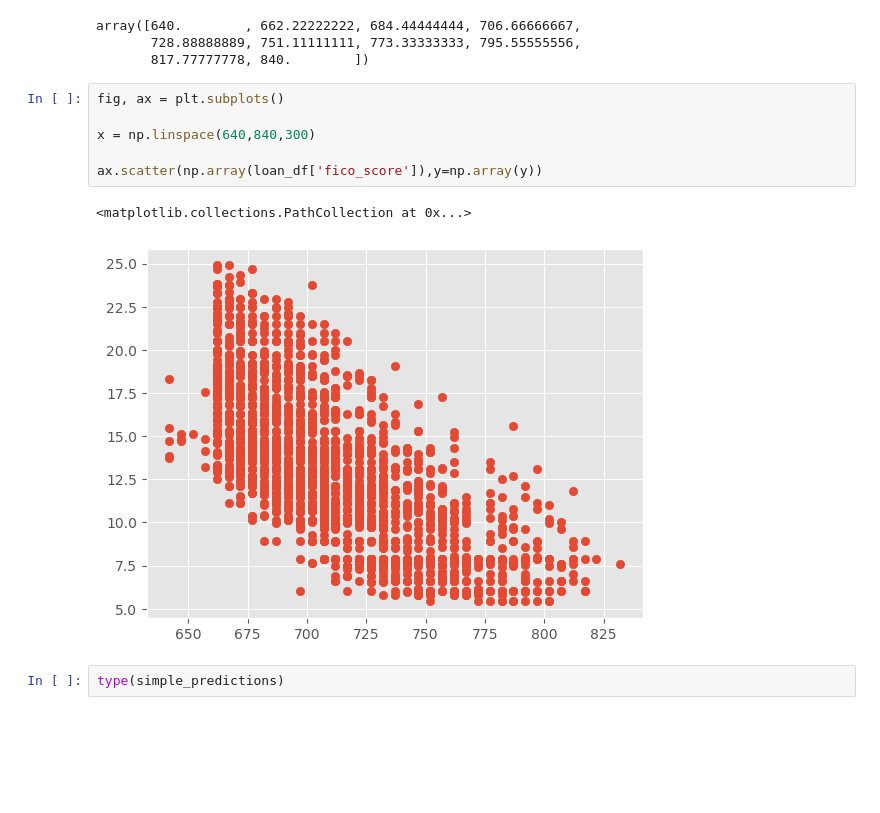
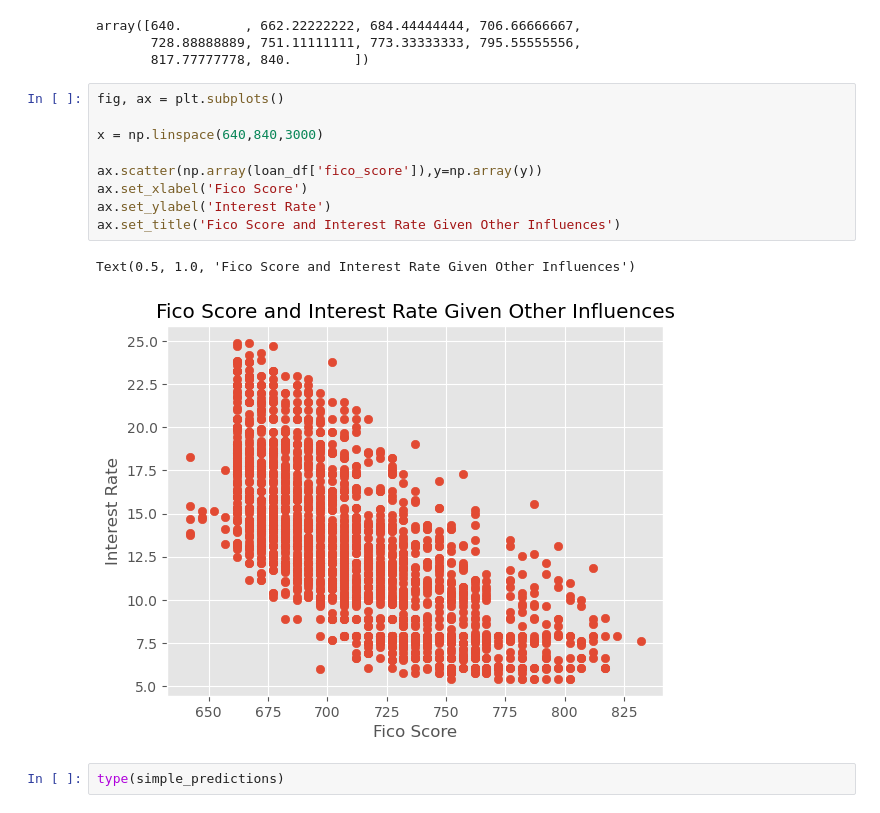
Before and after one commit to chrislee137/Linear_Regression_Case_Study, a Jupyter notebook: solutions/solution.ipynb, the cells around one changed output. Saved outputs shown, nothing was run; the diff lists cells and outputs as text; blank space fills up the shorter version.

```diff
--- a/solutions/solution.ipynb
+++ b/solutions/solution.ipynb
@@ -377,12 +377,15 @@ array([640.        , 662.22222222, 684.44444444, 706.66666667,
 # %%
 fig, ax = plt.subplots()
 
-x = np.linspace(640,840,300)
+x = np.linspace(640,840,3000)
 
 ax.scatter(np.array(loan_df['fico_score']),y=np.array(y))
+ax.set_xlabel('Fico Score')
+ax.set_ylabel('Interest Rate')
+ax.set_title('Fico Score and Interest Rate Given Other Influences')
 # %% [output]
-<matplotlib.collections.PathCollection at 0x...>
+Text(0.5, 1.0, 'Fico Score and Interest Rate Given Other Influences')
-[figure, old version]
+[figure, new version]
 # %%
 type(simple_predictions)
 # %% [output]
```
Also changed, not shown: parts of 24 cells of this notebook.
